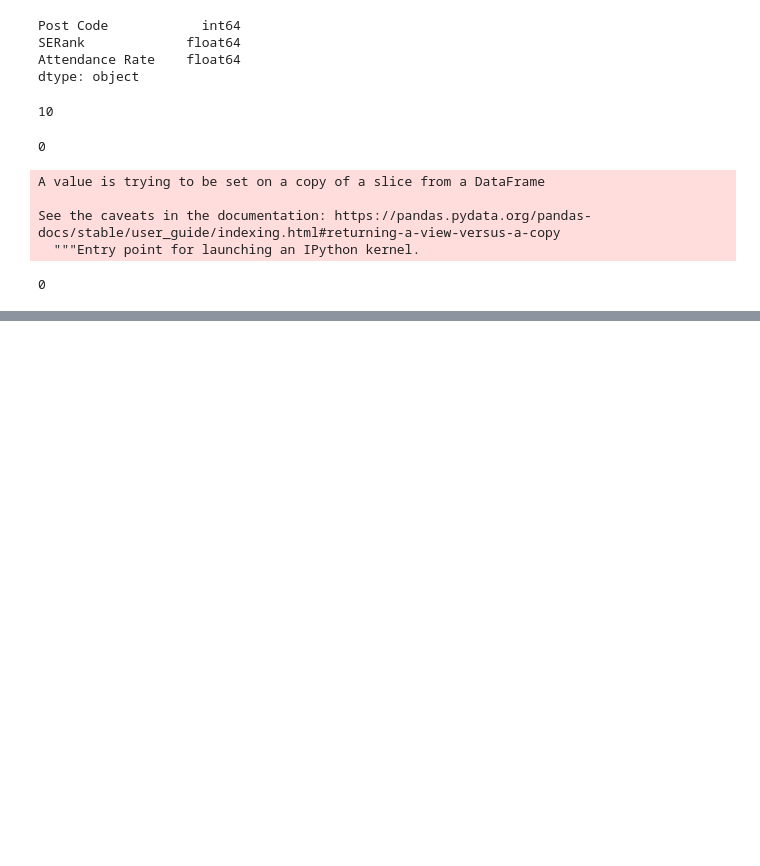
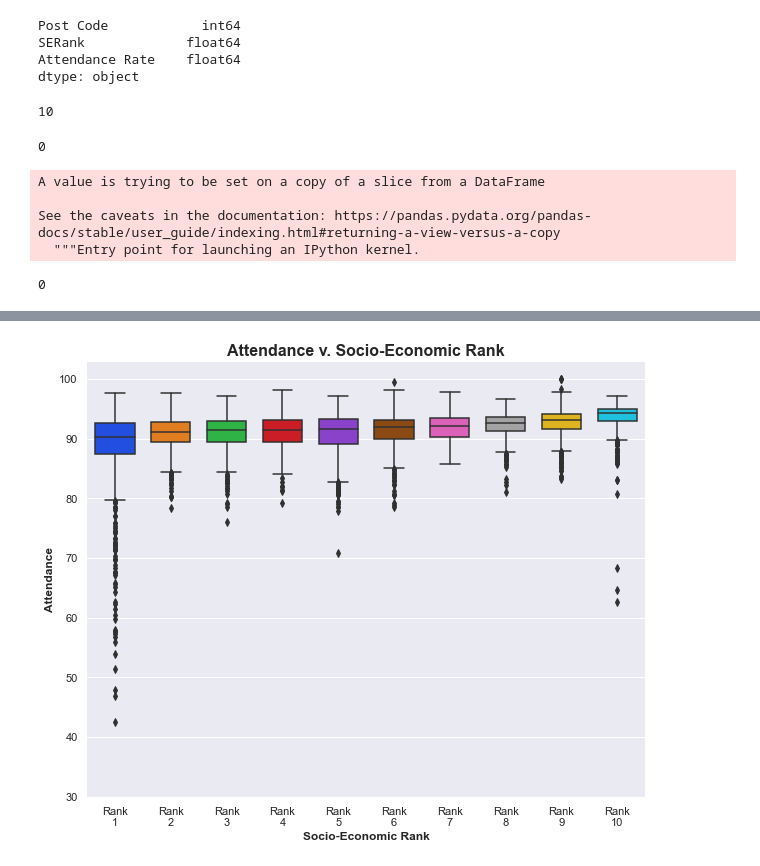
Before and after one commit to Thgiliwt/Project-1, a Jupyter notebook: notebooks/Part_3.ipynb, the cells around one changed output, grey strips where cells are left out. Saved outputs shown, nothing was run; the diff lists cells and outputs as text; code cells hidden in the pictures; blank space fills up the shorter version.

```diff
--- a/notebooks/Part_3.ipynb
+++ b/notebooks/Part_3.ipynb
@@ -140,0 +230,25 @@ The r-value is: 0.08033250297152289 pvalue: 4.838562723842561e-113
+# %%
+sns.set(style='darkgrid')
+
+fig, ax = plt.subplots(figsize=(10,8))
+xvalues = ['Rank\n1', 'Rank\n2', 'Rank\n3','Rank\n4','Rank\n5','Rank\n6','Rank\n7','Rank\n8','Rank\n9','Rank\n10',]
+
+box_graph = sns.boxplot(x='SERank', y='Attendance Rate', data=rank_stats, width=0.7, palette="bright")
+plt.title('Attendance v. Socio-Economic Rank', fontsize=16, fontweight='bold')
+plt.xlabel('Socio-Economic Rank', fontsize=12, fontweight='bold')
+plt.ylabel('Attendance', fontsize=12, fontweight='bold')
+
+
+plt.xticks(np.arange(10), xvalues)
+plt.yticks(np.arange(30, 110, 10))
+
+
+sns.despine(top=True,
+           right=True,
+           left=True,
+           bottom=False)
+
+
+plt.savefig("../data/Fig1_Part3.png")
+# %% [output]
+[figure, added]
```
Also changed, not shown: parts of 12 cells of this notebook, 7 other files.
